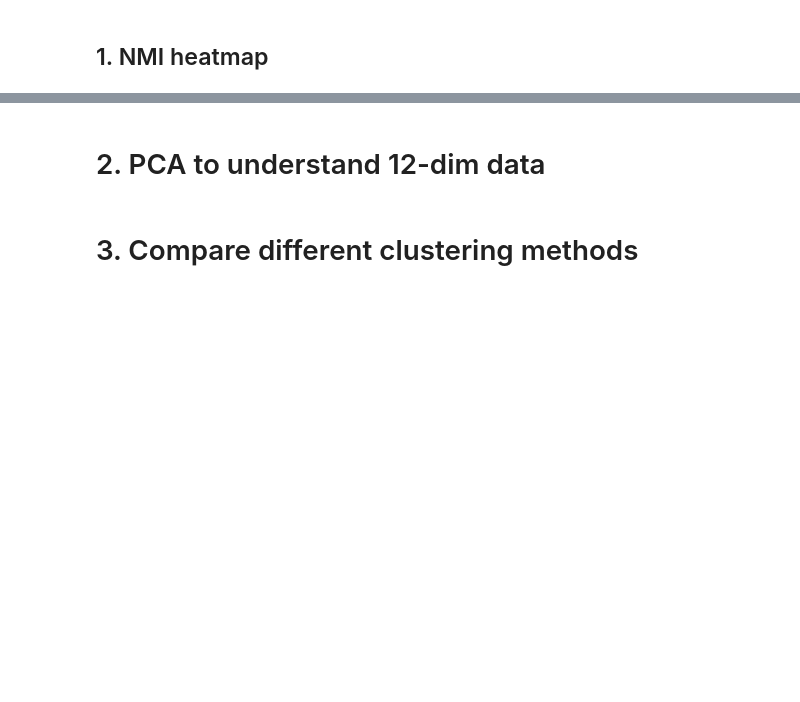
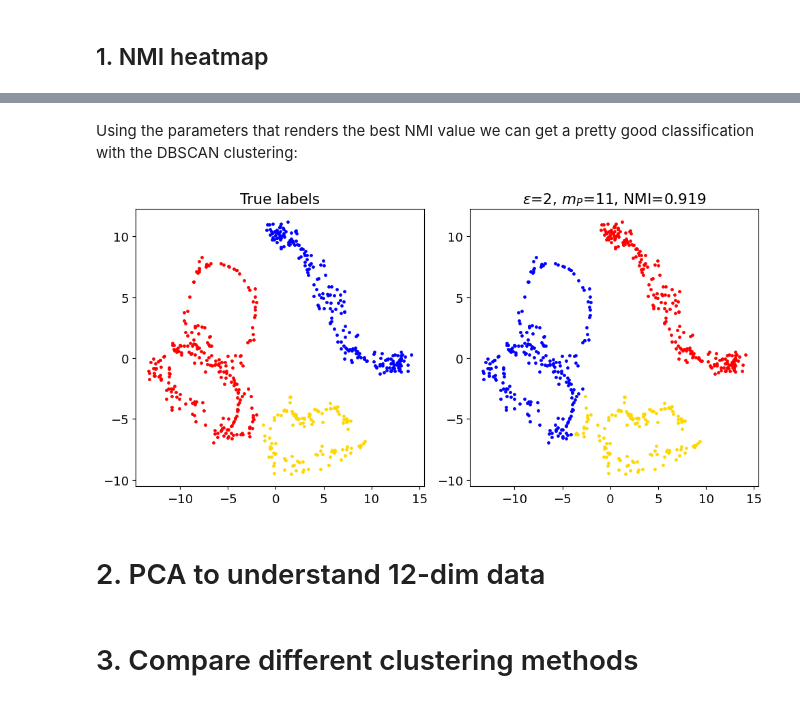
Before and after one commit to Lorycav/LCP_mod_B, a Jupyter notebook: Ex2/group2406_exercise02.ipynb, the cells around one changed output, grey strips where cells are left out. Cells and saved outputs as stored; diff of their text form; code cells hidden in the pictures; blank space fills up the shorter version.

```diff
--- a/Ex2/group2406_exercise02.ipynb
+++ b/Ex2/group2406_exercise02.ipynb
@@ -353,3 +371,23 @@ Text(91.72222222222221, 0.5, 'eps')
+# %% [markdown]
+Using the parameters that renders the best NMI value we can get a pretty good classification with the DBSCAN clustering:
+# %%
+# plot
+fig, ax = plt.subplots(nrows=1,ncols=2,figsize=(10,5))
+
+# plotting with epsilon and min samples that vary
+model = DBSCAN(eps=float(eps_range[i]), min_samples=int(np.array(min_sample_range)[c]))
+model.fit(X2D)
+y_hat = model.labels_
+plotting_ax(X2D,y,ax[0],)
+plotting_ax(X2D,y_hat,ax[1])
+nmi=NMI(y_true, y_hat)
+ax[0].set_title('True labels')
+ax[1].set_title(r'$\epsilon$=%.0f, $m_P$=%i, NMI=%.3f'%(float(eps_range[i]),int(np.array(min_sample_range)[c]),nmi))
+
+plt.tight_layout(h_pad=0.5)
+plt.show()
+# %% [output]
+[figure, added]
 # %% [markdown]
 # 2. PCA to understand 12-dim data
 # %% [markdown]
```
Also changed, not shown: parts of 6 cells of this notebook.
